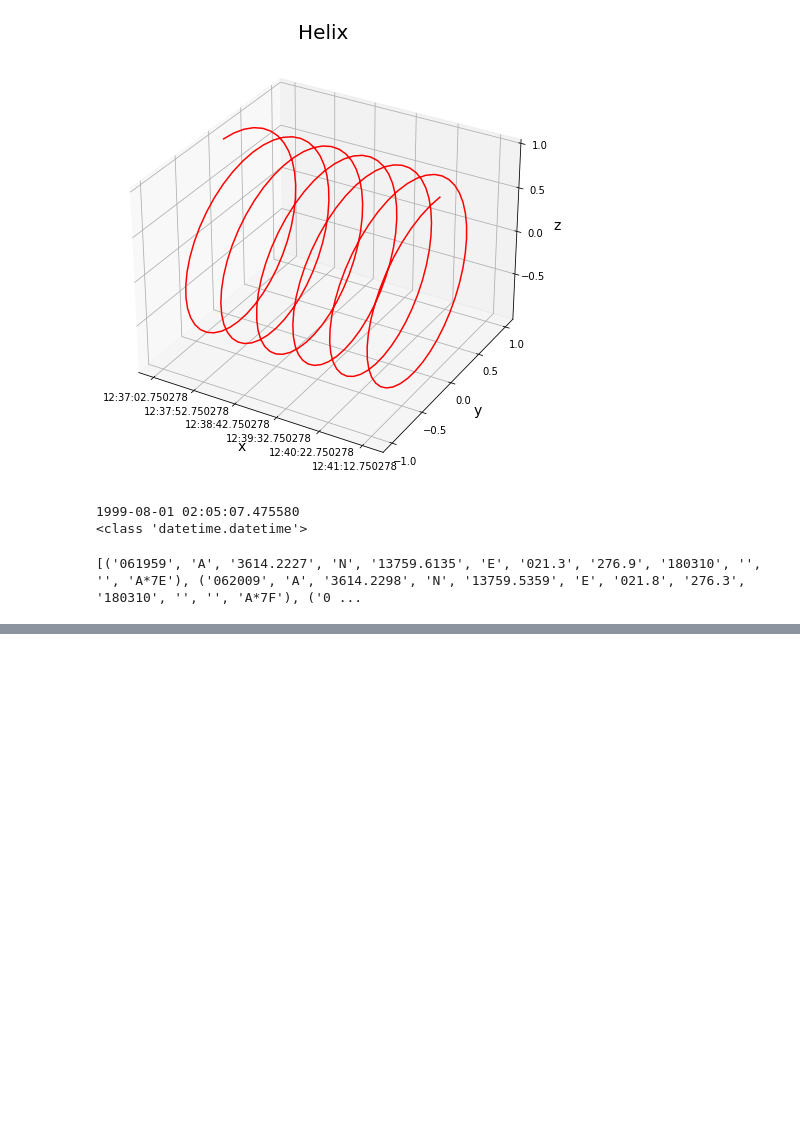
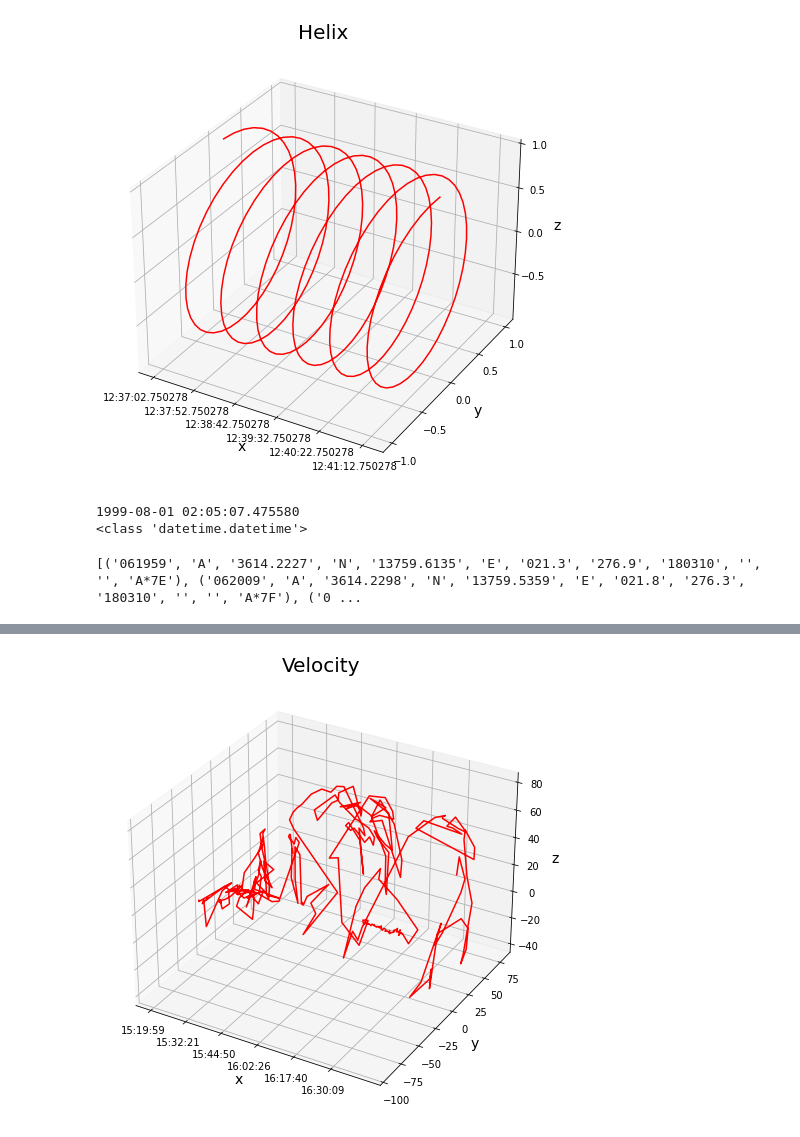
Before and after one commit to asano-lab/oasobi, a Jupyter notebook: test01.ipynb, the cells around one changed output, grey strips where cells are left out. Saved outputs shown, nothing was run; the diff lists cells and outputs as text; code cells hidden in the pictures; blank space fills up the shorter version.

```diff
--- a/test01.ipynb
+++ b/test01.ipynb
@@ -101,6 +101,8 @@ del row_list
 [('061959', 'A', '3614.2227', 'N', '13759.6135', 'E', '021.3', '276.9', '180310', '', '', 'A*7E'), ('062009', 'A', '3614.2298', 'N', '13759.5359', 'E', '021.8', '276.3', '180310', '', '', 'A*7F'), ('0 ...
 # %%
 gprmc_datetime_list = []
+vn_list = []
+ve_list = []
 
 for i in gprmc:
     year = int(i[8][4:])
@@ -116,6 +118,11 @@ for i in gprmc:
     speed = float(i[6]) * 1.852
     direction = np.deg2rad(float(i[7]))
 
-    print(tmp_dt, speed, direction)
+    vn = speed * np.cos(direction)
+    ve = speed * np.sin(direction)
+
+    print(tmp_dt, vn, ve)
     gprmc_datetime_list.append(tmp_dt)
+    vn_list.append(vn)
+    ve_list.append(ve)
 # %% [output]
@@ -138,0 +146,33 @@ for i in gprmc:
+# %%
+# Figureを追加
+fig = plt.figure(figsize = (8, 8))
+
+# 3DAxesを追加
+ax = fig.add_subplot(111, projection='3d')
+
+# Axesのタイトルを設定
+ax.set_title("Velocity", size = 20)
+
+# 軸ラベルを設定
+ax.set_xlabel("x", size = 14)
+ax.set_ylabel("y", size = 14)
+ax.set_zlabel("z", size = 14)
+
+# 軸目盛を設定
+# ax.set_yticks([-1.0, -0.5, 0.0, 0.5, 1.0])
+# ax.set_zticks([-1.0, -0.5, 0.0, 0.5, 1.0])
+
+dat_n = len(gprmc)
+
+int_t = [i for i in range(dat_n)]
+
+x_ticks = np.arange(0, dat_n, 50)
+ax.set_xticks(x_ticks)
+ax.set_xticklabels(gprmc_datetime_list[i].time() for i in x_ticks)
+
+# 曲線を描画
+ax.plot(int_t, ve_list, vn_list, color = "red")
+
+plt.show()
+# %% [output]
+[figure, added]
```
Also changed, not shown: parts of 1 cell of this notebook.
